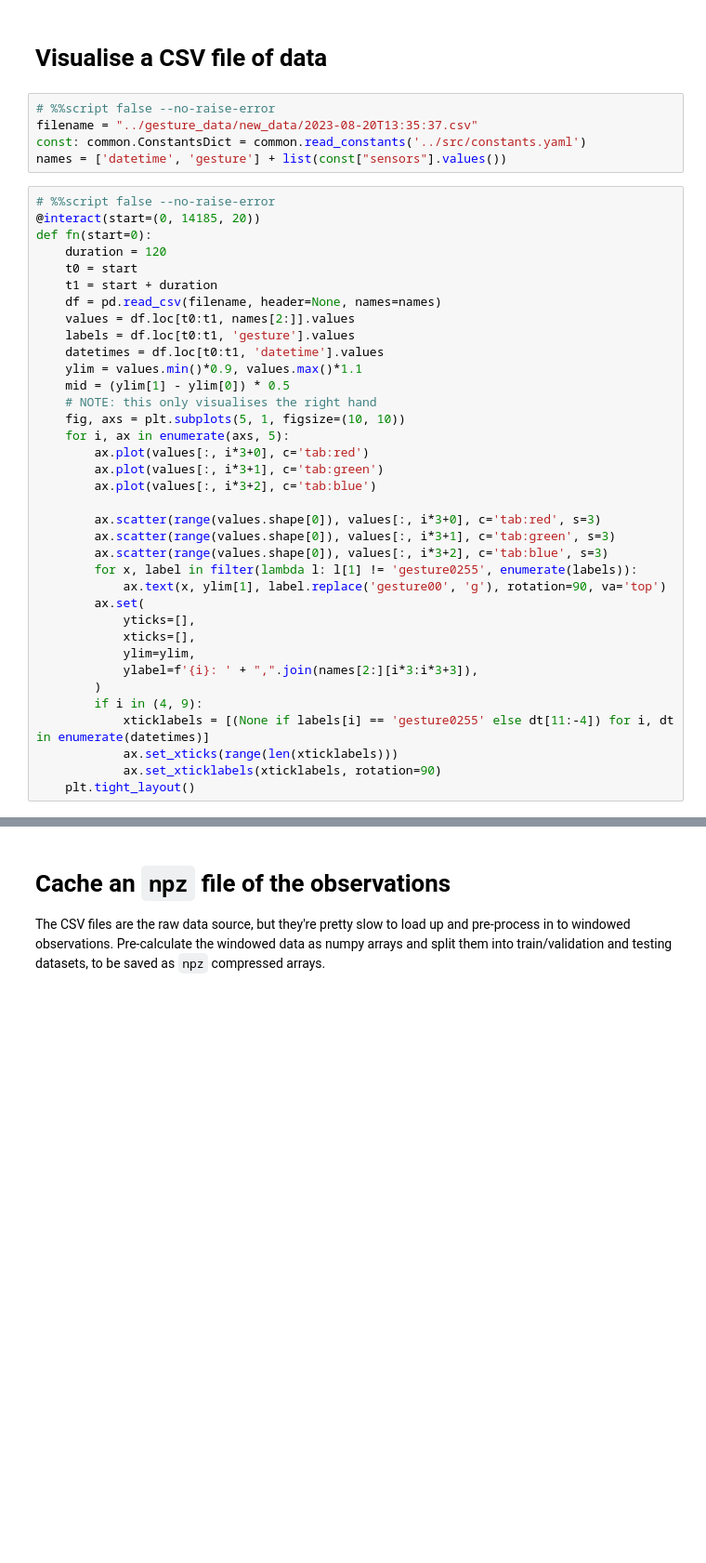
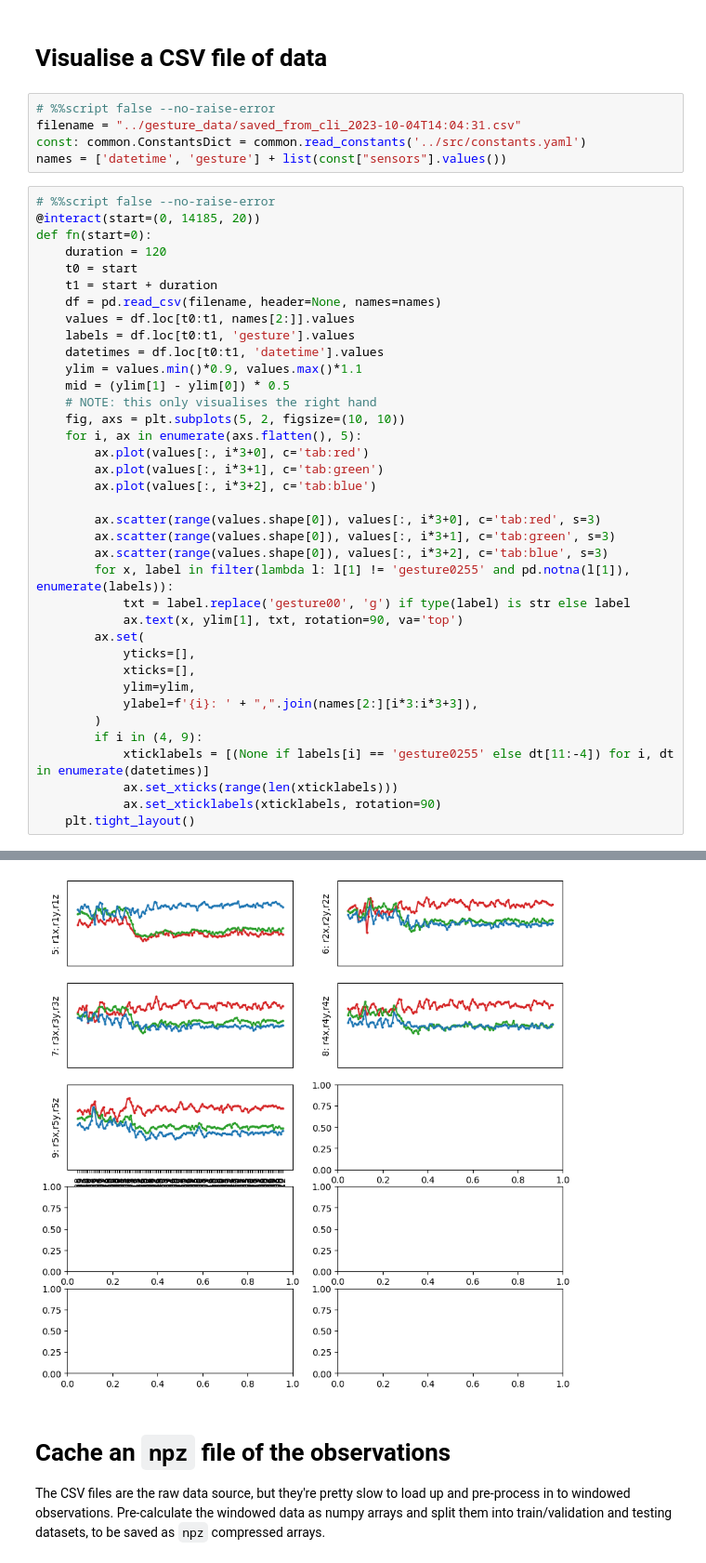
Before and after one commit to beyarkay/masters-code, a Jupyter notebook: src/notebooks/csv-relabelling.ipynb, the cells around one changed output, grey strips where cells are left out. Shown at 93% size. Saved outputs shown, nothing was run; the diff lists cells and outputs as text; blank space fills up the shorter version.

```diff
--- a/src/notebooks/csv-relabelling.ipynb
+++ b/src/notebooks/csv-relabelling.ipynb
@@ -32,7 +34,7 @@ import re
 # Visualise a CSV file of data
 # %%
 # %%script false --no-raise-error
-filename = "../gesture_data/new_data/2023-08-20T13:35:37.csv"
+filename = "../gesture_data/saved_from_cli_2023-10-04T14:04:31.csv"
 const: common.ConstantsDict = common.read_constants('../src/constants.yaml')
 names = ['datetime', 'gesture'] + list(const["sensors"].values())
 # %%
@@ -49,8 +51,8 @@ def fn(start=0):
     ylim = values.min()*0.9, values.max()*1.1
     mid = (ylim[1] - ylim[0]) * 0.5
     # NOTE: this only visualises the right hand
-    fig, axs = plt.subplots(5, 1, figsize=(10, 10))
-    for i, ax in enumerate(axs, 5):
+    fig, axs = plt.subplots(5, 2, figsize=(10, 10))
+    for i, ax in enumerate(axs.flatten(), 5):
         ax.plot(values[:, i*3+0], c='tab:red')
         ax.plot(values[:, i*3+1], c='tab:green')
         ax.plot(values[:, i*3+2], c='tab:blue')
@@ -58,8 +60,9 @@ def fn(start=0):
         ax.scatter(range(values.shape[0]), values[:, i*3+0], c='tab:red', s=3)
         ax.scatter(range(values.shape[0]), values[:, i*3+1], c='tab:green', s=3)
         ax.scatter(range(values.shape[0]), values[:, i*3+2], c='tab:blue', s=3)
-        for x, label in filter(lambda l: l[1] != 'gesture0255', enumerate(labels)):
-            ax.text(x, ylim[1], label.replace('gesture00', 'g'), rotation=90, va='top')
+        for x, label in filter(lambda l: l[1] != 'gesture0255' and pd.notna(l[1]), enumerate(labels)):
+            txt = label.replace('gesture00', 'g') if type(label) is str else label
+            ax.text(x, ylim[1], txt, rotation=90, va='top')
         ax.set(
             yticks=[],
             xticks=[],
@@ -71,3 +74,4 @@ def fn(start=0):
             ax.set_xticks(range(len(xticklabels)))
             ax.set_xticklabels(xticklabels, rotation=90)
     plt.tight_layout()
+# %% [output]
@@ -74,3 +79,4 @@ def fn(start=0):
+[figure, added]
 # %% [markdown]
 # Cache an `npz` file of the observations
 
```
Also changed, not shown: parts of 2 cells of this notebook, 3 other files.
